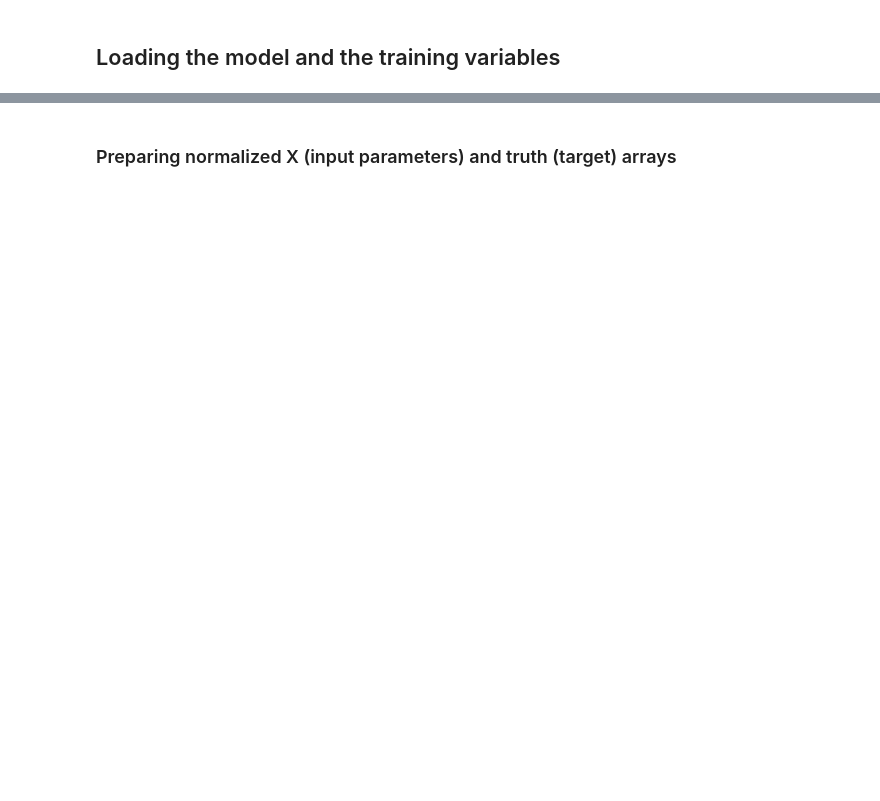
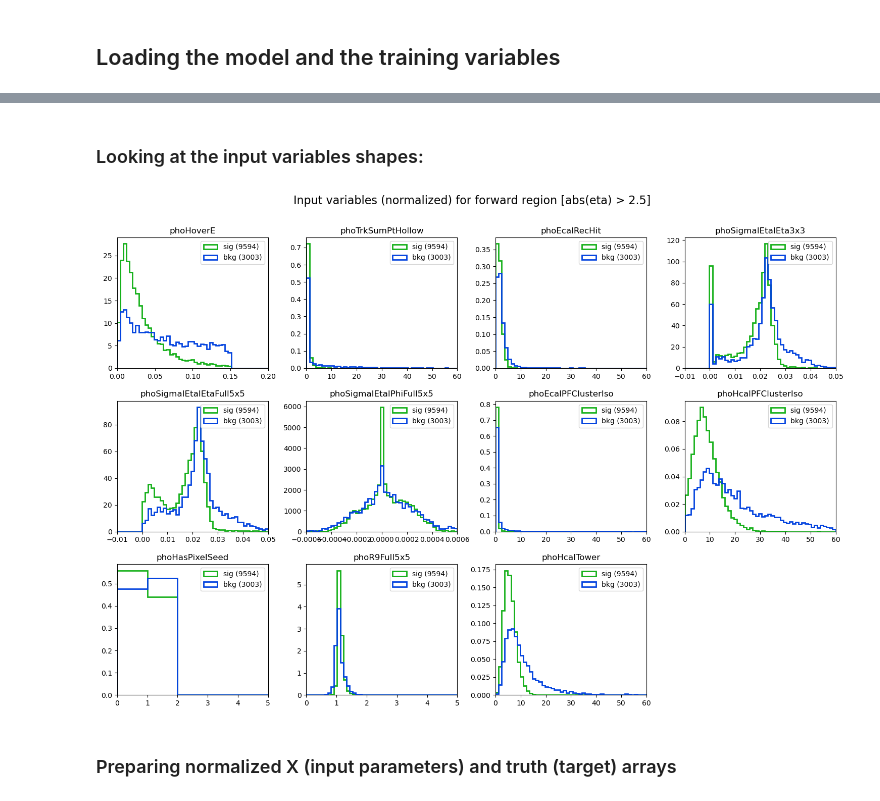
Before and after one commit to phazarik/PFPhotonID-validation-Run3, a Jupyter notebook: Evaluator.ipynb, the cells around one changed output, grey strips where cells are left out. Saved outputs shown, nothing was run; the diff lists cells and outputs as text; code cells hidden in the pictures; blank space fills up the shorter version.

```diff
--- a/Evaluator.ipynb
+++ b/Evaluator.ipynb
@@ -193,3 +220,56 @@ phoHcalTower                  0                 1
+# %% [markdown]
+### Looking at the input variables shapes:
+# %%
+n_cols = 4
+n_rows = (len(train_var) + n_cols - 1) // n_cols
+
+fig, axs = plt.subplots(n_rows, n_cols, figsize=(15, n_rows * 3.5))
+axs = axs.flatten()
+
+for i, (col, _, _, xmin, xmax) in enumerate(train_var):
+    ax = axs[i]
+
+    #Automatically adjusting bins and x-range:
+    sig_data = data[data['truth']==1][col].dropna()
+    bkg_data = data[data['truth']==0][col].dropna()
+    #min_val = min(sig_data.min(), bkg_data.min())
+    #max_val = max(sig_data.max(), bkg_data.max())
+    #nbins = np.histogram_bin_edges(np.concatenate((sig_data, bkg_data)), bins='auto').size - 1
+    nbins = 50
+    mybins = np.linspace(xmin, xmax, nbins)
+
+    #Decorations:
+    sig_label = f'sig ({len(sig_data)})'
+    bkg_label = f'bkg ({len(bkg_data)})'
+    sig_color = 'xkcd:green'
+    bkg_color = 'xkcd:blue'
+    common_hist_props = {
+    'histtype': 'step',
+    'density': True,
+    'linewidth': 2,
+    }
+
+    #Exceptions:
+    if col == 'phoHasPixelSeed' : mybins = np.arange(xmin, xmax + 1, 1)
+
+    ax.hist(sig_data, bins=mybins, label=sig_label, color=sig_color, **common_hist_props)
+    ax.hist(bkg_data, bins=mybins, label=bkg_label, color=bkg_color, **common_hist_props)
+    ax.set_xlim(xmin, xmax)
+    ax.set_title(f'{col}')
+    ax.legend(loc='best')
+
+# Remove any unused subplots
+for i in range(len(train_var), len(axs)):
+    fig.delaxes(axs[i])
+
+fig.suptitle(f'Input variables (normalized) for {plotinfo}', fontsize=16)
+plt.tight_layout(rect=[0, 0, 1, 0.97])
+plt.subplots_adjust(hspace=0.25) #do this after tight layout
+
+plt.savefig(f'plots/{figtype}_input_variables.png', dpi=300)
+plt.show()
+# %% [output]
+[figure, added]
 # %% [markdown]
 ### Preparing normalized X (input parameters) and truth (target) arrays
 # %%
```
Also changed, not shown: parts of 14 cells of this notebook, 4 other files.
